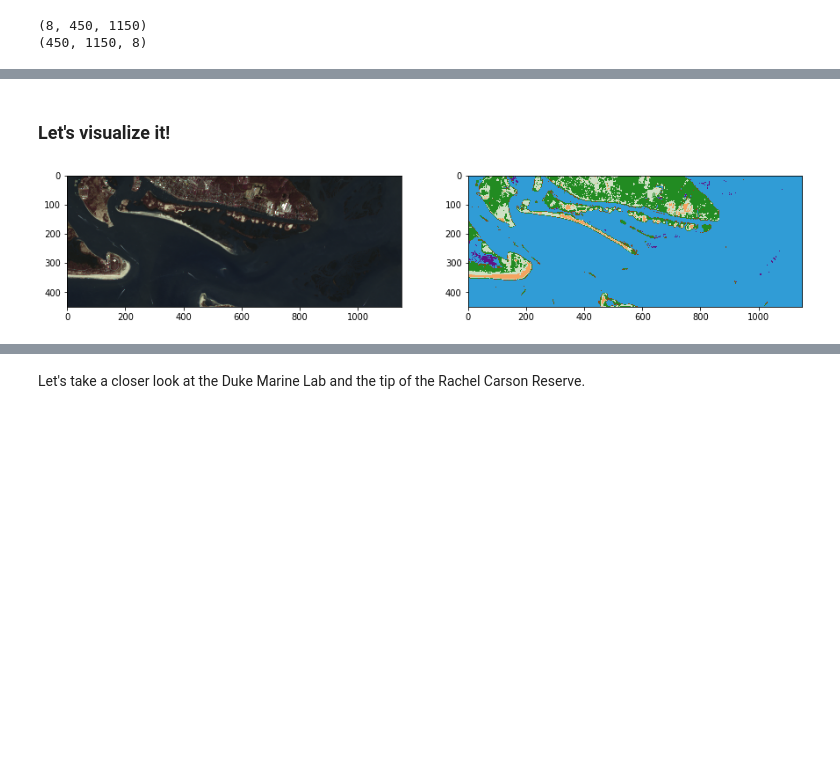
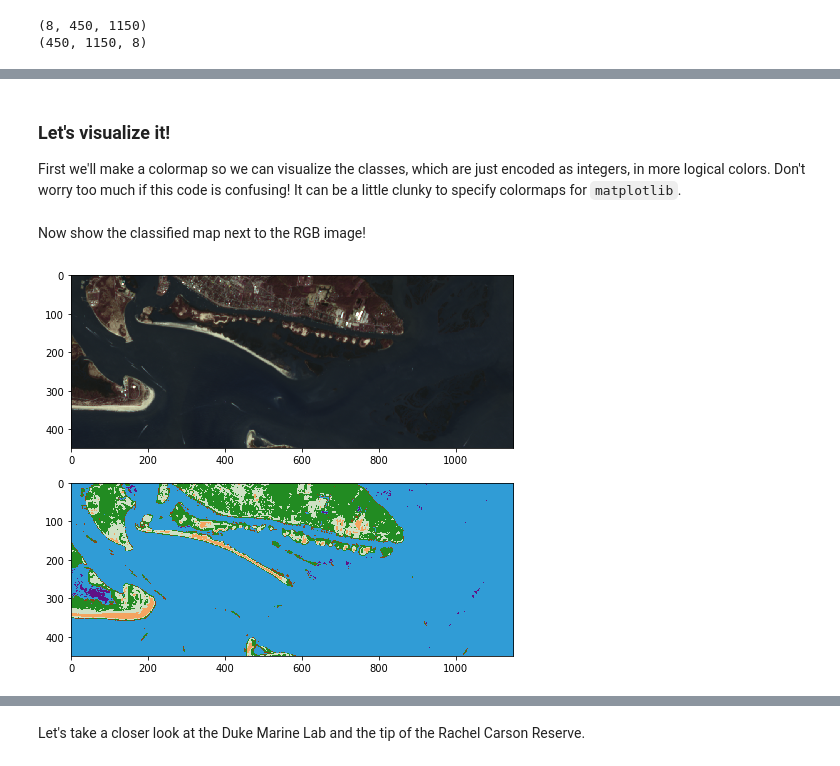
Before and after one commit to ceholden/open-geo-tutorial, a Jupyter notebook: notebooks/chapter_5_classification.ipynb, the cells around one changed output, grey strips where cells are left out. Cells and saved outputs as stored; diff of their text form; code cells hidden in the pictures; blank space fills up the shorter version.

```diff
--- a/notebooks/chapter_5_classification.ipynb
+++ b/notebooks/chapter_5_classification.ipynb
@@ -433,7 +312,9 @@ Because our shapefile came with the labels as strings we want to convert them to
 # %%
 class_prediction = str_class_to_int(class_prediction)
-# %% [markdown]
-### Let's visualize it!
+# %% [markdown]
+### Let's visualize it!
+
+First we'll make a colormap so we can visualize the classes, which are just encoded as integers, in more logical colors. Don't worry too much if this code is confusing! It can be a little clunky to specify colormaps for `matplotlib`.
 # %%
 def color_stretch(image, index):
     colors = image[:, :, index].astype(np.float64)
@@ -464,19 +345,19 @@ index_colors = [colors[key] if key in colors else
                 (255, 255, 255, 0) for key in range(0, n+1)]
 
 cmap = plt.matplotlib.colors.ListedColormap(index_colors, 'Classification', n+1)
-
-# Now show the class map next to the RGB image
-
-fig, axs = plt.subplots(1,2,figsize=(15,15))
-
-img_stretched = color_stretch(reshaped_img, [4, 3, 2])
-axs[0].imshow(img_stretched)
-
-axs[1].imshow(class_prediction, cmap=cmap, interpolation='none')
-
-plt.show()
-# %% [output]
-[figure, removed]
+# %% [markdown]
+Now show the classified map next to the RGB image!
+# %%
+fig, axs = plt.subplots(2,1,figsize=(10,7))
+
+img_stretched = color_stretch(reshaped_img, [4, 3, 2])
+axs[0].imshow(img_stretched)
+
+axs[1].imshow(class_prediction, cmap=cmap, interpolation='none')
+
+fig.show()
+# %% [output]
+[figure, added]
 # %% [markdown]
 ### This looks pretty good!
 
```
Also changed, not shown: parts of 32 cells of this notebook, 2 other files.
